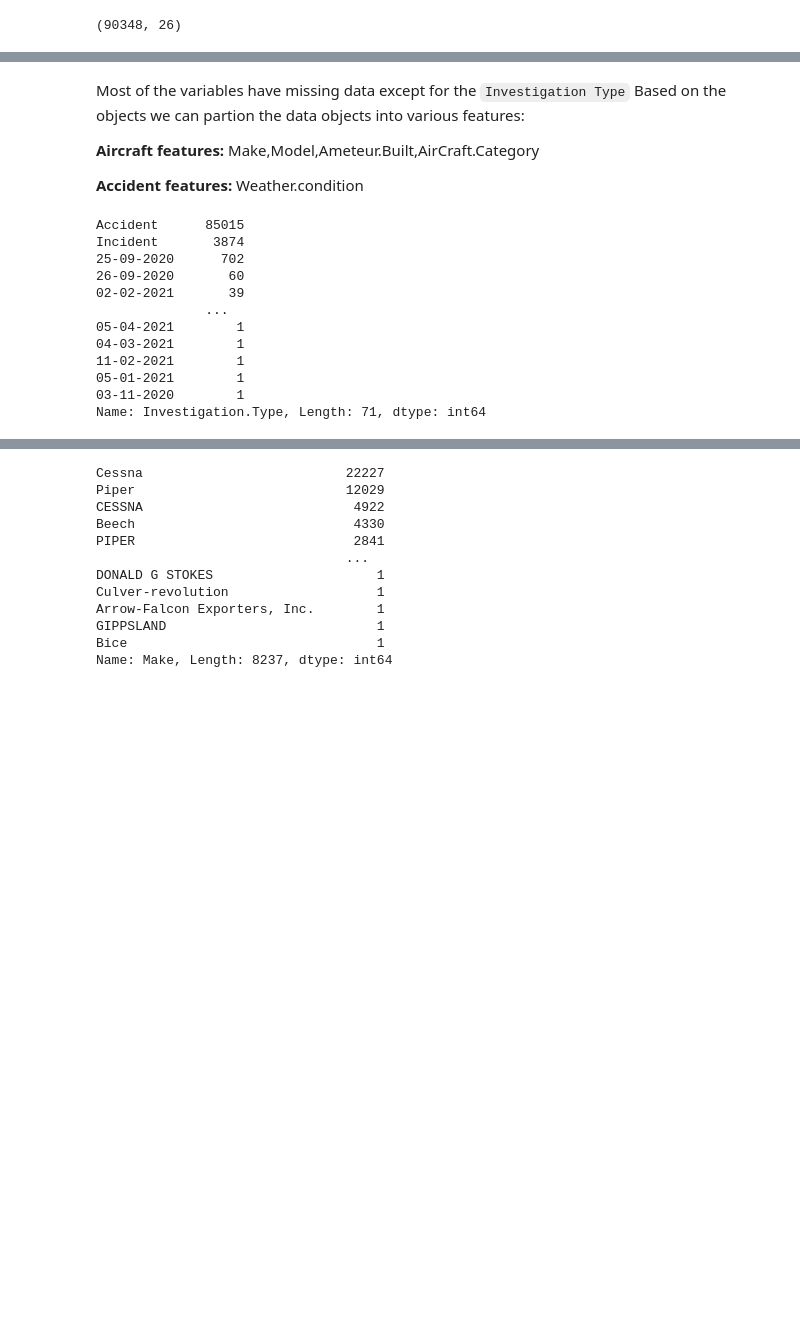
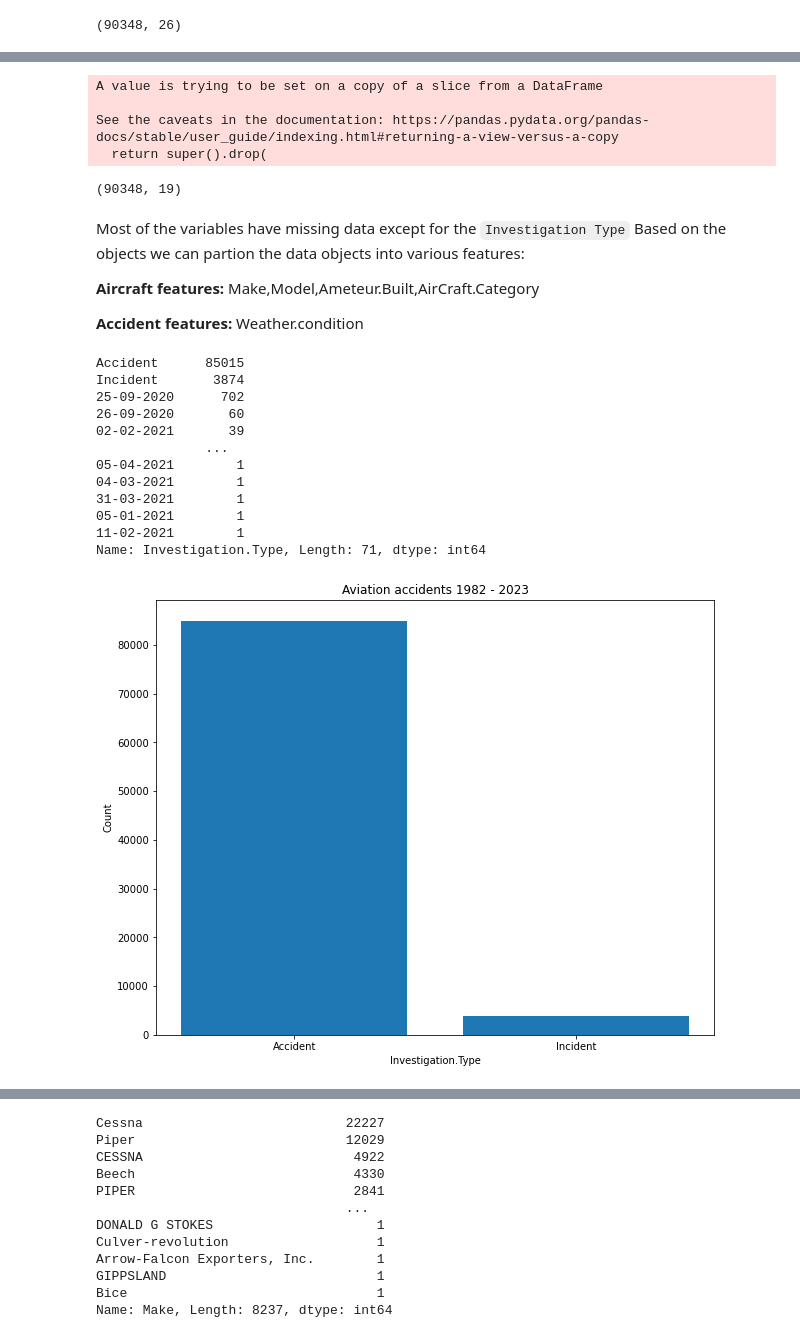
Before and after one commit to Rhino-byte/Project-Phase1-Moringa-School, a Jupyter notebook: Student.ipynb, the cells around one changed output, grey strips where cells are left out. Cells and saved outputs as stored; diff of their text form; code cells hidden in the pictures; blank space fills up the shorter version.

Commit message:
Finished up on data cleaning

```diff
--- a/Student.ipynb
+++ b/Student.ipynb
@@ -180,5 +203,19 @@ categorical_df.isna().sum()
 # %% [markdown]
 ![image.png](attachment:image.png)
+# %%
+# Drop columns that have missing values more than 30% of the data
+categorical_df.drop(['Schedule','Air.carrier','FAR.Description',
+                     'Longitude','Latitude',
+                     'Airport.Code','Airport.Name'],axis =1,inplace=True)
+# %% [output]
+A value is trying to be set on a copy of a slice from a DataFrame
+
+See the caveats in the documentation: https://pandas.pydata.org/pandas-docs/stable/user_guide/indexing.html#returning-a-view-versus-a-copy
+  return super().drop(
+# %%
+categorical_df.shape
+# %% [output]
+(90348, 19)
 # %% [markdown]
 Most of the variables have missing data except for the `Investigation Type`
 Based on the objects we can partion the data objects into various features:
@@ -203,10 +240,25 @@ Incident       3874
               ...
 05-04-2021        1
 04-03-2021        1
+31-03-2021        1
+05-01-2021        1
 11-02-2021        1
-05-01-2021        1
-03-11-2020        1
 Name: Investigation.Type, Length: 71, dtype: int64
+# %%
+# Filter the data to only have the Accidents and Incidents
+new_df=categorical_df[(categorical_df['Investigation.Type']=='Accident') |(categorical_df['Investigation.Type']=='Incident')]
+new_df['Investigation.Type'].value_counts()
+# %%
+# Visualize
+dty =new_df['Investigation.Type'].value_counts()
+plt.figure(figsize=(10,8))
+plt.bar(x=dty.index,height=dty.values)
+plt.title('Aviation accidents 1982 - 2023')
+plt.xlabel('Investigation.Type')
+plt.ylabel('Count')
+plt.show();
+# %% [output]
+[figure, added]
 # %%
 #
 categorical_df['Injury.Severity'].unique()
```
Also changed, not shown: parts of 32 cells of this notebook.
